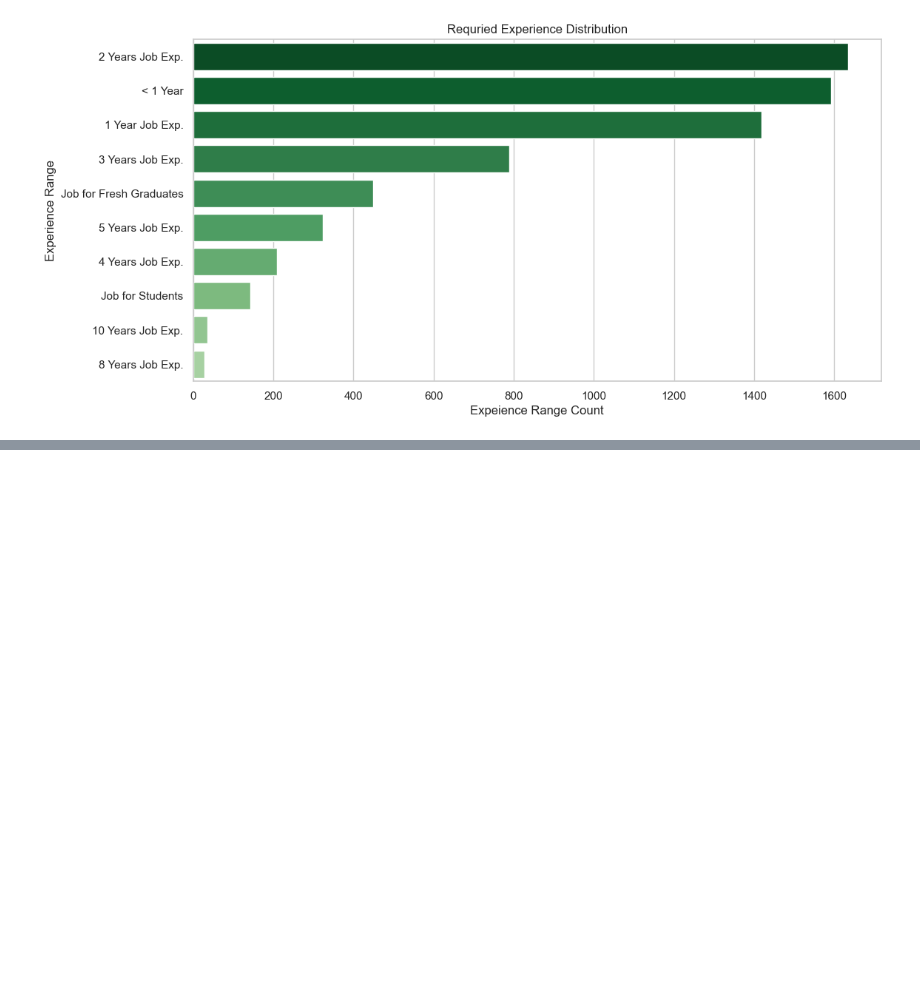
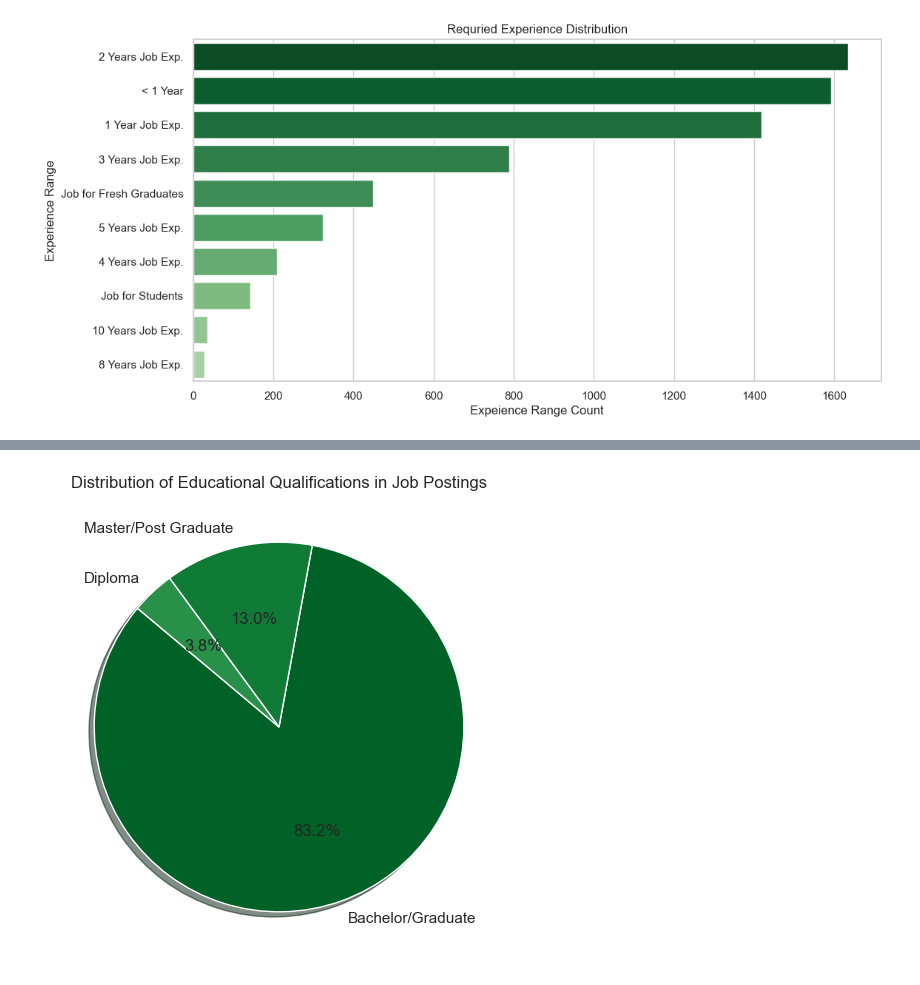
Before and after one commit to hassansultankhan/KMean_machineLearning, a Jupyter notebook: Pakistan_jobs (improved).ipynb, the cells around one changed output, grey strips where cells are left out. Saved outputs shown, nothing was run; the diff lists cells and outputs as text; code cells hidden in the pictures; blank space fills up the shorter version.

```diff
--- a/Pakistan_jobs (improved).ipynb
+++ b/Pakistan_jobs (improved).ipynb
@@ -319,20 +272,0 @@ plt.show()
-# %%
-df['Date Posted'] = pd.to_datetime(df['Date Posted'])
-
-# Extract the day of the week
-df['DayOfWeek'] = df['Date Posted'].dt.day_name()
-
-# Count the frequency of job postings by day of the week
-day_of_week_distribution = df['DayOfWeek'].value_counts()
-
-ordered_days = ['Monday', 'Tuesday', 'Wednesday', 'Thursday', 'Friday', 'Saturday', 'Sunday']
-
-day_of_week_distribution = day_of_week_distribution.reindex(ordered_days)
-
-
-plt.figure(figsize=(10, 6))
-sns.barplot(x=day_of_week_distribution.index, y=day_of_week_distribution.values, palette='viridis')
-plt.title('Job Posting Frequency by Day of the Week')
-plt.xlabel('Day of the Week')
-plt.ylabel('Number of Job Postings')
-plt.show()
@@ -394,3 +273,43 @@ Cluster 0:
+# %%
+import re
+import pandas as pd
+import matplotlib.pyplot as plt
+
+# Define groups of qualifications to be merged
+qualifications = {
+    'Bachelor/Graduate': ['Bachelor', 'Graduate'],
+    'Master/Post Graduate': ['Master', 'Post Graduate'],
+    'Diploma': ['Diploma']
+}
+
+# Count occurrences while merging the defined categories
+education_count = {}
+for merged_label, keywords in qualifications.items():
+    education_count[merged_label] = sum(
+        df['JD'].dropna().apply(lambda x: any(re.search(kw, x, re.IGNORECASE) for kw in keywords))
+    )
+
+# Convert to Pandas Series
+education_count_series = pd.Series(education_count)
+
+# Pie chart visualization
+plt.figure(figsize=(8, 6))
+
+
+plt.pie(
+    education_count_series.values,
+    labels=education_count_series.index,
+    autopct='%1.1f%%',
+    startangle=140,
+    colors= Palette,
+    wedgeprops={'edgecolor': 'white'},
+    shadow= True
+)
+
+plt.title('Distribution of Educational Qualifications for Job Postings')
+plt.show()
+# %% [output]
+[figure, added]
 # %%
 import pandas as pd
 import numpy as np
```
Also changed, not shown: parts of 11 cells of this notebook, 1 other file.
